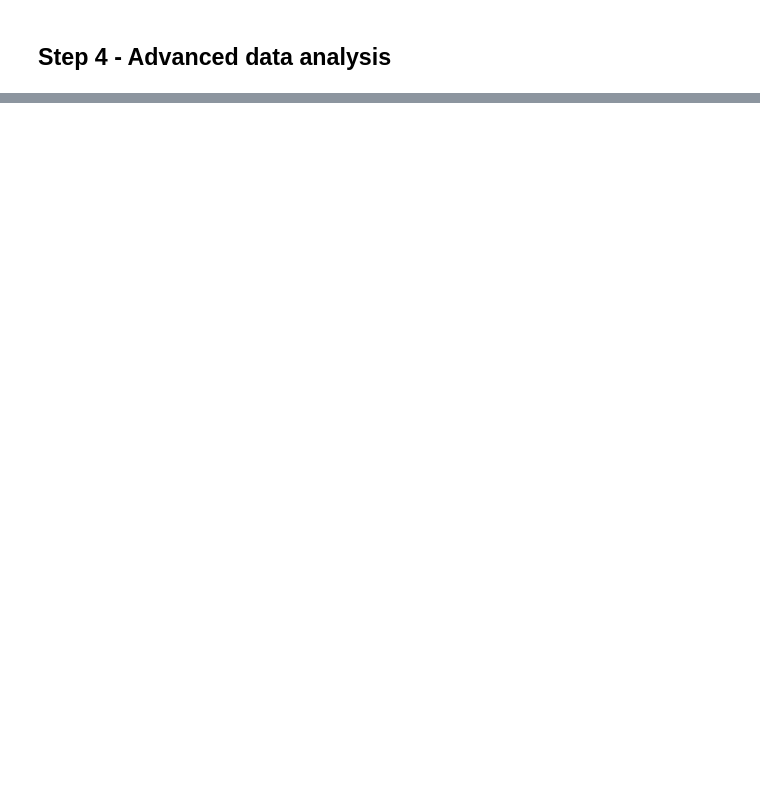
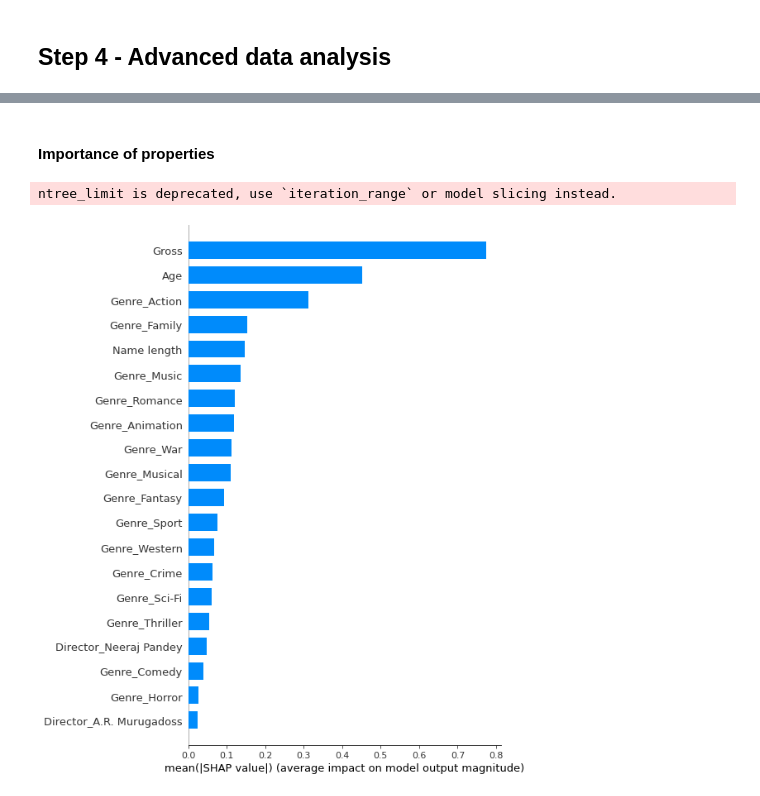
Before and after one commit to Moshe-Frankipour/DataScience-IMDb, a Jupyter notebook: Step 4 - Advanced data analysis.ipynb, the cells around one changed output, grey strips where cells are left out. Drawn from its saved outputs; the diff is of its cells as text; code cells hidden in the pictures; blank space fills up the shorter version.

```diff
--- a/Step 4 - Advanced data analysis.ipynb
+++ b/Step 4 - Advanced data analysis.ipynb
@@ -46,0 +107,5 @@ KeyError: "['ID'] not found in axis"
+# %%
+X_train = data[data.Year<2013]
+X_test = data[data.Year>=2013] #retrospective
+del X_train['Year'] #will not help us
+del X_test['Year']
@@ -46,0 +155,11 @@ KeyError: "['ID'] not found in axis"
+# %% [markdown]
+#### Importance of properties
+# %%
+clf = XGBRegressor().fit(X_train,y_train)
+
+explainer = shap.TreeExplainer(clf)
+shap_values =explainer.shap_values(X_test)
+shap.summary_plot(shap_values, X_test, plot_type="bar")
+# %% [output]
+ntree_limit is deprecated, use `iteration_range` or model slicing instead.
+[figure, added]
```
Also changed, not shown: parts of 24 cells of this notebook, 2 other files.
